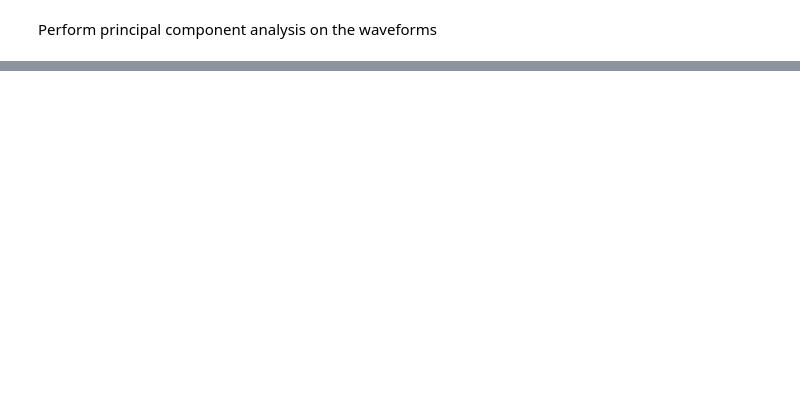
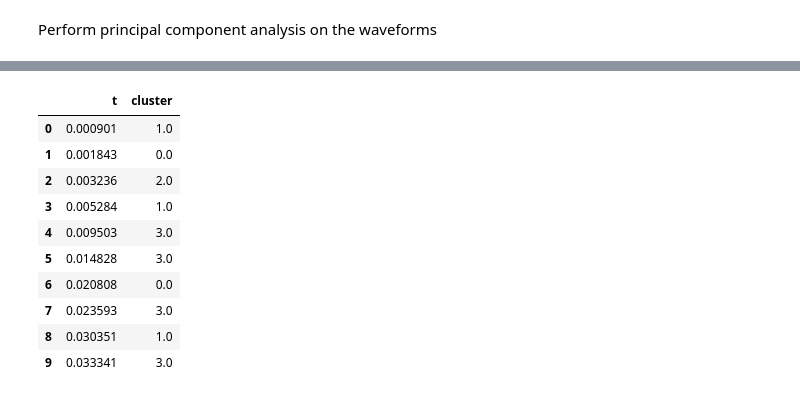
Before and after one commit to antopolskiy/code_showcase, a Jupyter notebook: spike_sorting.ipynb, the cells around one changed output, grey strips where cells are left out. Saved outputs shown, nothing was run; the diff lists cells and outputs as text; code cells hidden in the pictures; blank space fills up the shorter version.

```diff
--- a/spike_sorting.ipynb
+++ b/spike_sorting.ipynb
@@ -430,8 +412,0 @@ from sklearn.cluster import DBSCAN
-# %%
-from itertools import product
-for (eps, min_samples) in product([0.5,1,1.5,2,2.5,3,3.5,4],[5,10,15,20,25,30,35,40]):
-    db = DBSCAN(eps=eps,min_samples=min_samples,n_jobs=8).fit(events_features.drop(['cl'],axis='columns'))
-    events_features['cl'] = db.labels_
-    print('Max distance: %s' % eps,
-          'Min samples core: %s' % min_samples)
-    print(events_features.groupby('cl').count())
@@ -456,4 +412,0 @@ cl
-# %%
-db = DBSCAN(eps=3,min_samples=35,n_jobs=8).fit(events_features.drop(['cl'],axis='columns'))
-events_features['cl'] = db.labels_
-print(events_features.groupby('cl').count())
@@ -547,0 +413,19 @@ if __name__ == "__main__":
+# %%
+# save spiketimes (in seconds) and cluster labels for future analysis
+spiketimes = pd.DataFrame([pd.Series(sp0/fs),events_features.cl]).T
+spiketimes.columns = ['t','cluster']
+spiketimes.to_csv('spiketimes.csv')
+
+spiketimes.head(10)
+# %% [output]
+|  | t | cluster |
+| 0 | 0.000901 | 1.0 |
+| 1 | 0.001843 | 0.0 |
+| 2 | 0.003236 | 2.0 |
+| 3 | 0.005284 | 1.0 |
+| 4 | 0.009503 | 3.0 |
+| 5 | 0.014828 | 3.0 |
+| 6 | 0.020808 | 0.0 |
+| 7 | 0.023593 | 3.0 |
+| 8 | 0.030351 | 1.0 |
+| 9 | 0.033341 | 3.0 |
```
Also changed, not shown: parts of 31 cells of this notebook, 1 other file.
